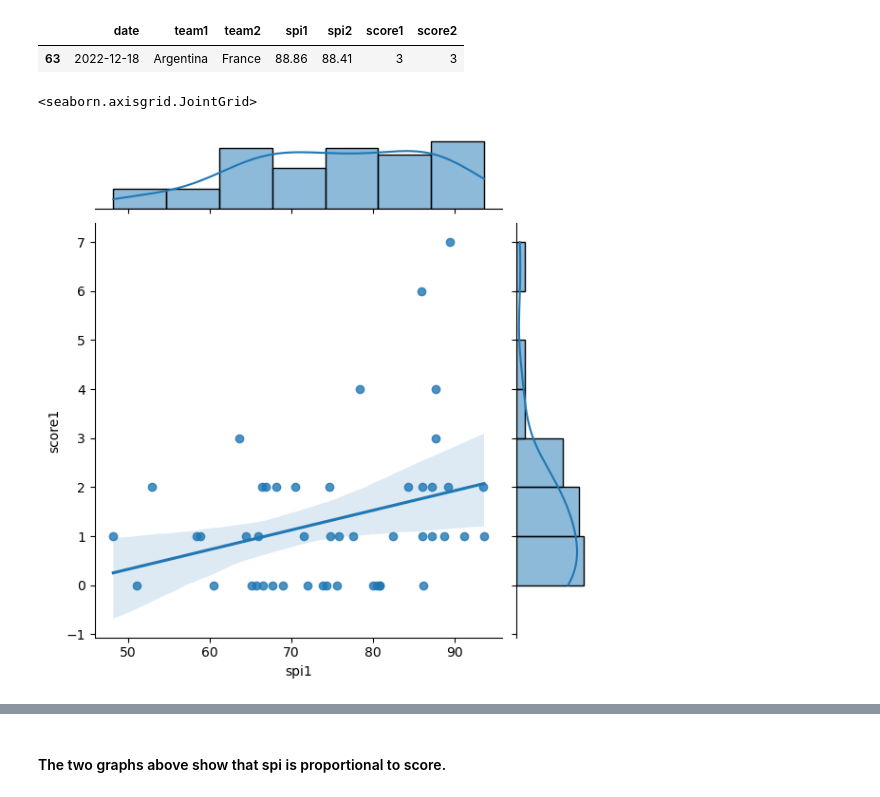
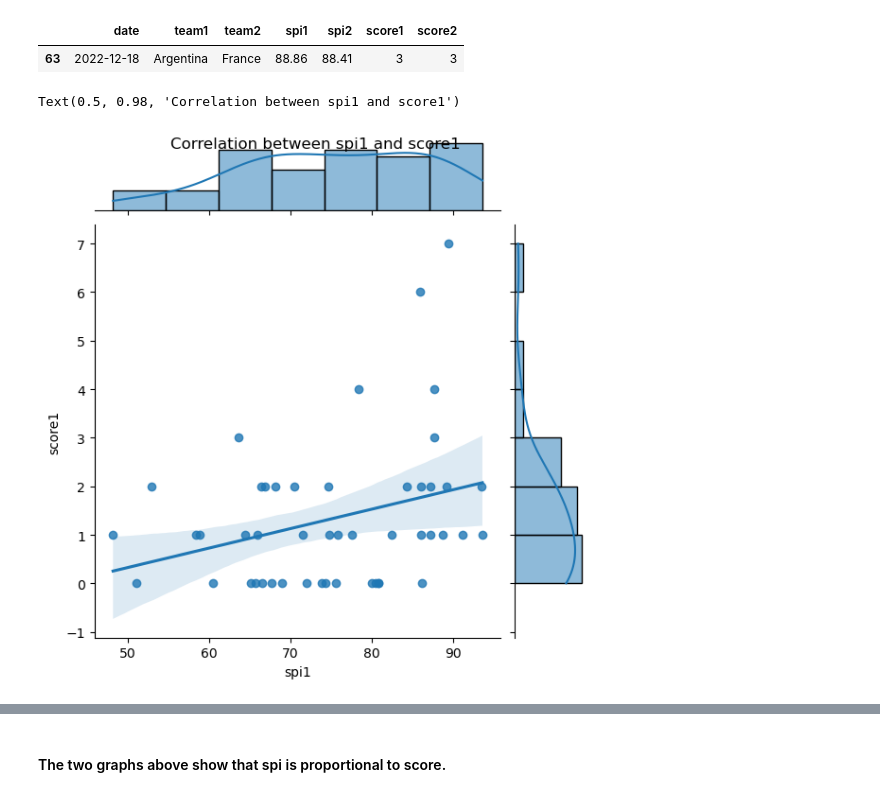
Before and after one commit to ubco-W2022T2-data301/project-group-group41, a Jupyter notebook: analysis/analysis2_Runmeng_Qin.ipynb, the cells around one changed output, grey strips where cells are left out. Saved outputs shown, nothing was run; the diff lists cells and outputs as text; code cells hidden in the pictures.

```diff
--- a/analysis/analysis2_Runmeng_Qin.ipynb
+++ b/analysis/analysis2_Runmeng_Qin.ipynb
@@ -137,8 +137,9 @@ df_final
 |  | date | team1 | team2 | spi1 | spi2 | score1 | score2 |
 | 63 | 2022-12-18 | Argentina | France | 88.86 | 88.41 | 3 | 3 |
 # %%
-sns.jointplot(x='spi1', y='score1', data=df_groupStage, kind='reg')
+p=sns.jointplot(x='spi1', y='score1', data=df_groupStage, kind='reg')
+p.fig.suptitle("Correlation between spi1 and score1")
 # %% [output]
-<seaborn.axisgrid.JointGrid>
+Text(0.5, 0.98, 'Correlation between spi1 and score1')
-[figure, old version]
+[figure, new version]
 # %%
```
Also changed, not shown: parts of 5 cells of this notebook, 12 other files.
